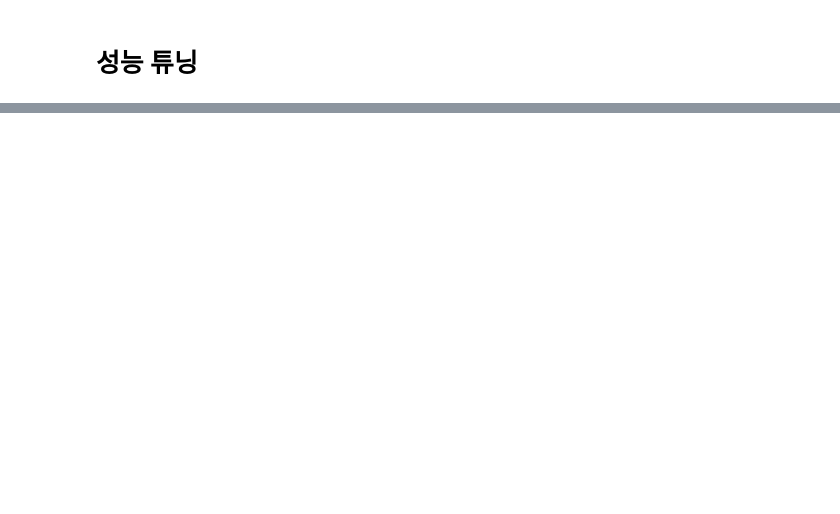
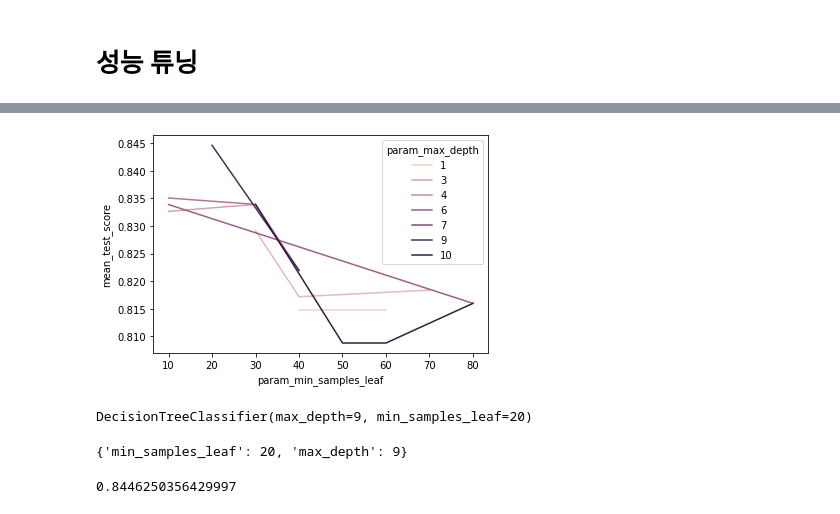
Before and after one commit to mskyun721/aivle_python, a Jupyter notebook: Class/sklearn.ipynb, the cells around one changed output, grey strips where cells are left out. Saved outputs shown, nothing was run; the diff lists cells and outputs as text; code cells hidden in the pictures; blank space fills up the shorter version.

```diff
--- a/Class/sklearn.ipynb
+++ b/Class/sklearn.ipynb
@@ -265,0 +414,11 @@ plt.show()
+# %%
+params = {'max_depth' : range(1,11)
+          , 'min_samples_leaf' : range(10,101,10)}
+# %%
+model = DecisionTreeClassifier()
+model_r = RandomizedSearchCV(model
+                             , params
+                             , cv=5
+                             , n_iter=20)
+# %%
+model_r.fit(x_train, y_train)
@@ -265,0 +429,4 @@ plt.show()
+# %%
+df = pd.DataFrame(model_r.cv_results_)[['param_max_depth', 'param_min_samples_leaf', 'mean_test_score']]
+df['param_max_depth'].astype(int)
+df.info()
@@ -265,0 +444,17 @@ plt.show()
+# %%
+sns.lineplot(data=df, x='param_min_samples_leaf', y='mean_test_score', hue='param_max_depth')
+plt.show()
+# %% [output]
+[figure, added]
+# %%
+model_r.best_estimator_
+# %% [output]
+DecisionTreeClassifier(max_depth=9, min_samples_leaf=20)
+# %%
+model_r.best_params_
+# %% [output]
+{'min_samples_leaf': 20, 'max_depth': 9}
+# %%
+model_r.best_score_
+# %% [output]
+0.8446250356429997
```
Also changed, not shown: parts of 77 cells of this notebook.
